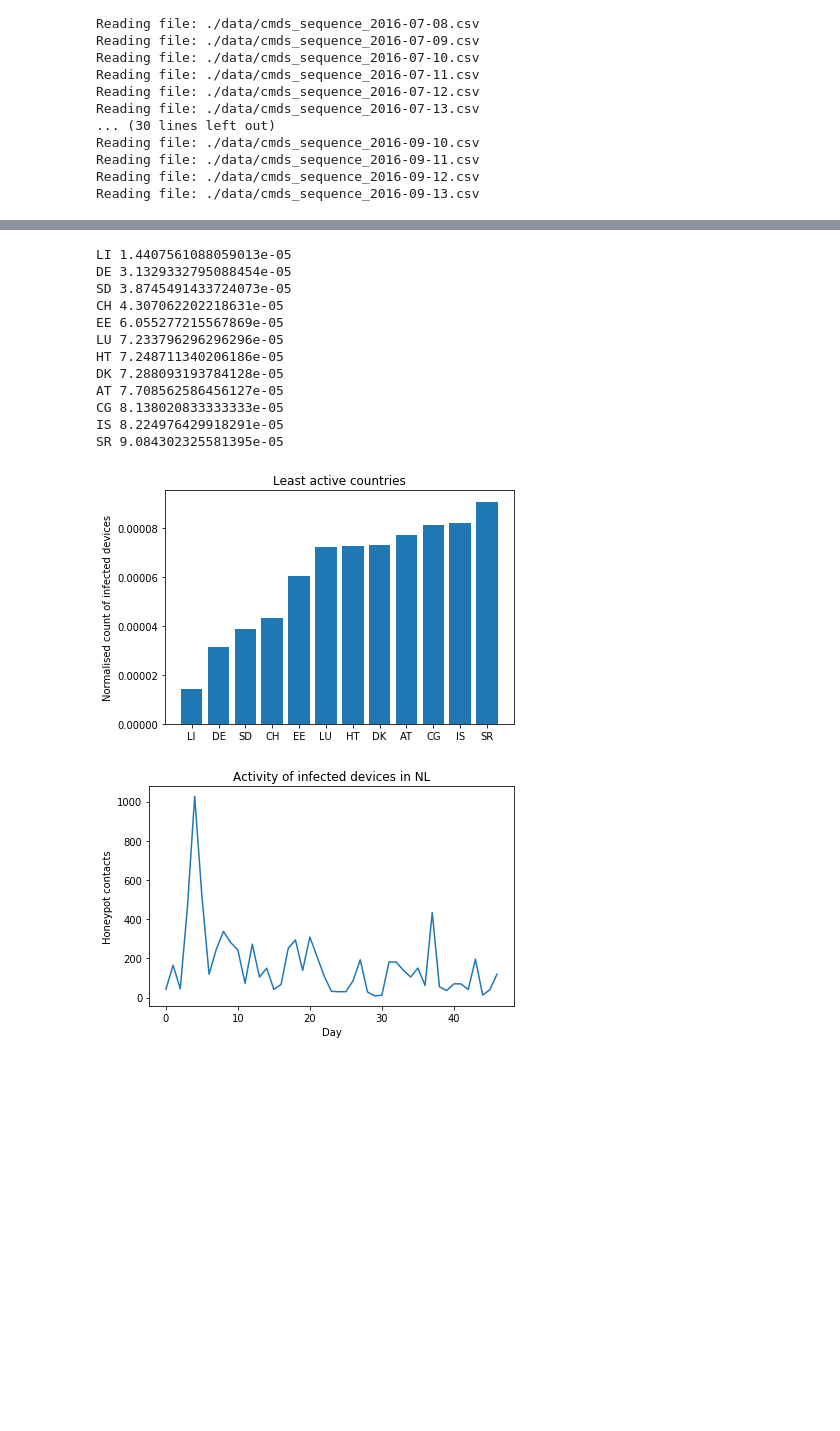
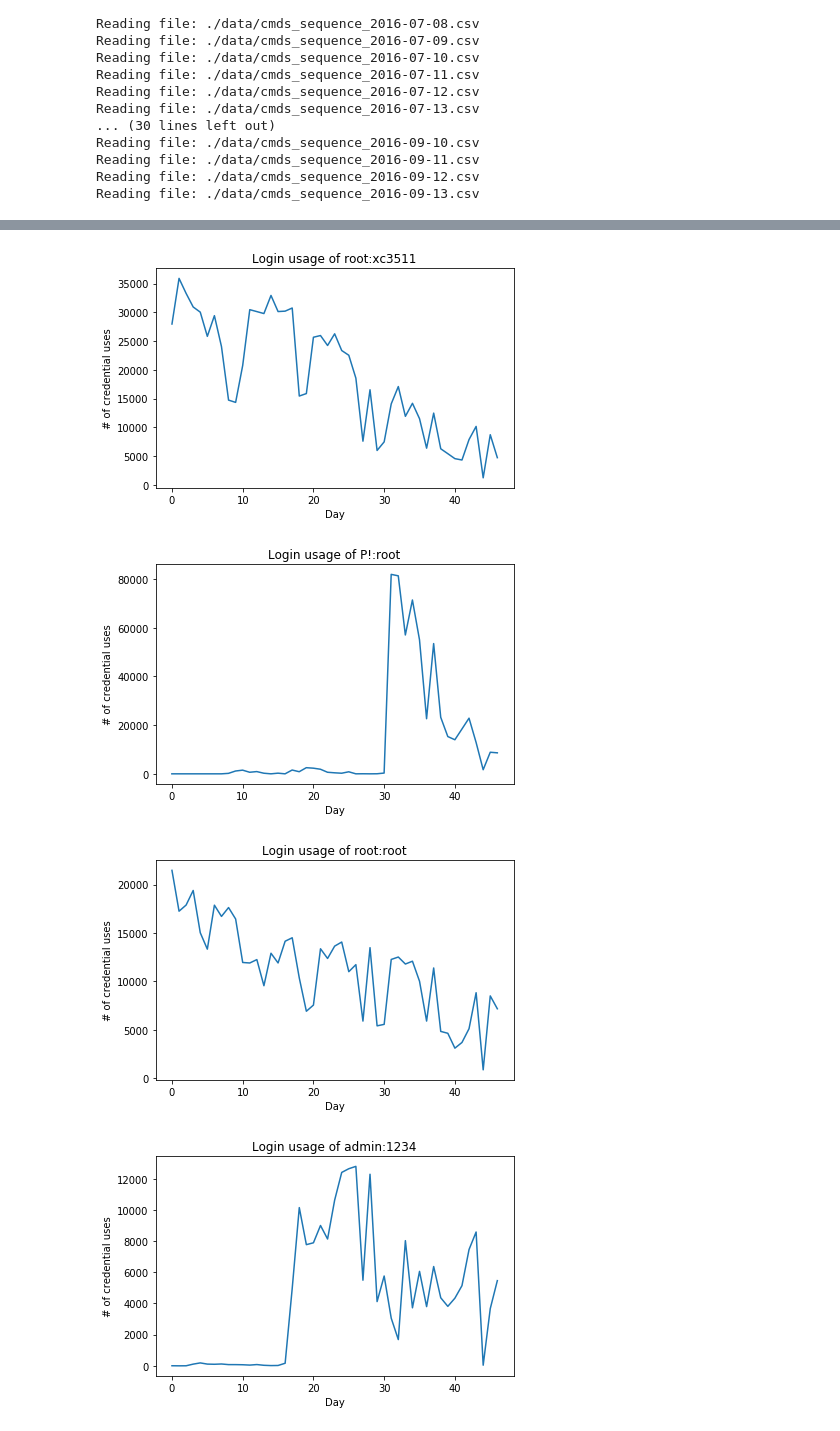
Before and after one commit to kahraman11/EOS2019, a Jupyter notebook: Block 2/Block 2.ipynb, the cells around one changed output, grey strips where cells are left out. Cells and saved outputs as stored; diff of their text form; code cells hidden in the pictures; blank space fills up the shorter version.

Commit message:
More plots

```diff
--- a/Block 2/Block 2.ipynb
+++ b/Block 2/Block 2.ipynb
@@ -171,6 +171,19 @@ countries = pd.Series()
 
 country_activity_label = 'NL'  # Monitor NL activity over time
 country_activity = []
+
+top_8_credentials = [
+    "root:xc3511",
+    "P!:root",
+    "root:root",
+    "admin:1234",
+    "P!:admin",
+    "root:vizxv",
+    "root:admin",
+    "admin:admin"
+]
+
+daily_credential_counts = {k: [] for k in top_8_credentials}
 
 for f in files:
     print("Reading file:", f)
@@ -185,11 +198,16 @@ for f in files:
 
 #     dst_ips = combine_value_counts(dst_ips, dest_ip_counts(data))        # append dst ip counts of this day
 #     dst_ports = combine_value_counts(dst_ports, dest_port_counts(data))  # append dst port counts of this day
-
-#     creds = combine_value_counts(creds, login_counts(data))              # append login counts of this day
+    login_count = login_counts(data)
+    creds = combine_value_counts(creds, login_count)              # append login counts of this day
 #     commands = combine_value_counts(commands, command_counts(data)).sort_values(ascending=False).head(250)  # append command counts of this day
-    countries = combine_value_counts(countries, country_counts(data))
-    country_activity.append(country_counts(data)[country_activity_label])
+#     countries = combine_value_counts(countries, country_counts(data))
+#     country_activity.append(country_counts(data)[country_activity_label])
+    for c in top_8_credentials:
+        if c in login_count.index:
+            daily_credential_counts[c].append(login_count[c])
+        else:
+            daily_credential_counts[c].append(0)
 # %% [output]
 Reading file: ./data/cmds_sequence_2016-07-01.csv
 Reading file: ./data/cmds_sequence_2016-07-02.csv
@@ -209,3 +227,8 @@ Reading file: ./data/cmds_sequence_2016-09-10.csv
 Reading file: ./data/cmds_sequence_2016-09-11.csv
 Reading file: ./data/cmds_sequence_2016-09-12.csv
 Reading file: ./data/cmds_sequence_2016-09-13.csv
+# %%
+for k,v in daily_credential_counts.items():
+    print(k, v)
+
+creds.sort_values(ascending=False).head(10)
@@ -218,8 +261,8 @@ dst_ips_plot = False
 dst_ports_plot = False
 creds_plot = False
 commands_plot = False
-normalised_activity = True
-activity_country = country_activity_label  # Replace none with two-letter country code for plot, e.g. 'JP'
+normalised_activity = False
+activity_country = None#country_activity_label  # Replace none with two-letter country code for plot, e.g. 'JP'
 
 # Logins plot
 if logins_plot:
@@ -348,44 +391,44 @@ if normalised_activity:
         if l in ip_mapping and ip_mapping[l] != 0:
             divider = ip_mapping[l]
             values[l] = (countries[l] / divider)
 
     # Use the 12 most occuring countries in the bar chart
     values = values.sort_values(ascending=True)
     values_top = values.iloc[:12]
     for l in values_top.index:
         print(l, values_top[l])
 
     fig1, ax1 = plt.subplots()
     ax1.bar(values_top.index, values_top)
 
     plt.ylabel("Normalised count of infected devices")
     plt.title("Least active countries")
     plt.tight_layout()
     plt.savefig("countries_plot_best.png", dpi=400)
     plt.show()
 
 # country activity plot
 if activity_country is not None:
     xs = np.arange(0, len(country_activity))
     plt.ylabel("Honeypot contacts")
     plt.xlabel("Day")
     plt.title("Activity of infected devices in {}".format(activity_country))
     plt.plot(xs, country_activity)
     plt.tight_layout()
     plt.savefig("activity_{}_plot.png".format(activity_country), dpi=400)
     plt.show()
+
+for k,v in daily_credential_counts.items():
+    xs = np.arange(0, len(v))
+    plt.ylabel("# of credential uses")
+    plt.xlabel("Day")
+    plt.title("Login usage of {}".format(k))
+    plt.plot(xs, v)
+    plt.tight_layout()
+    plt.savefig("login_{}_plot.png".format(k), dpi=400)
+    plt.show()
 # %% [output]
-LI 1.4407561088059013e-05
-DE 3.1329332795088454e-05
-SD 3.8745491433724073e-05
-CH 4.307062202218631e-05
-EE 6.055277215567869e-05
-LU 7.233796296296296e-05
-HT 7.248711340206186e-05
-DK 7.288093193784128e-05
-AT 7.708562586456127e-05
-CG 8.138020833333333e-05
-IS 8.224976429918291e-05
-SR 9.084302325581395e-05
-[figure, old version]
+[figure, new version]
-[figure, old version]
+[figure, new version]
+[figure, added]
+[figure, added]
```
Also changed, not shown: parts of 2 cells of this notebook, 11 other files.
